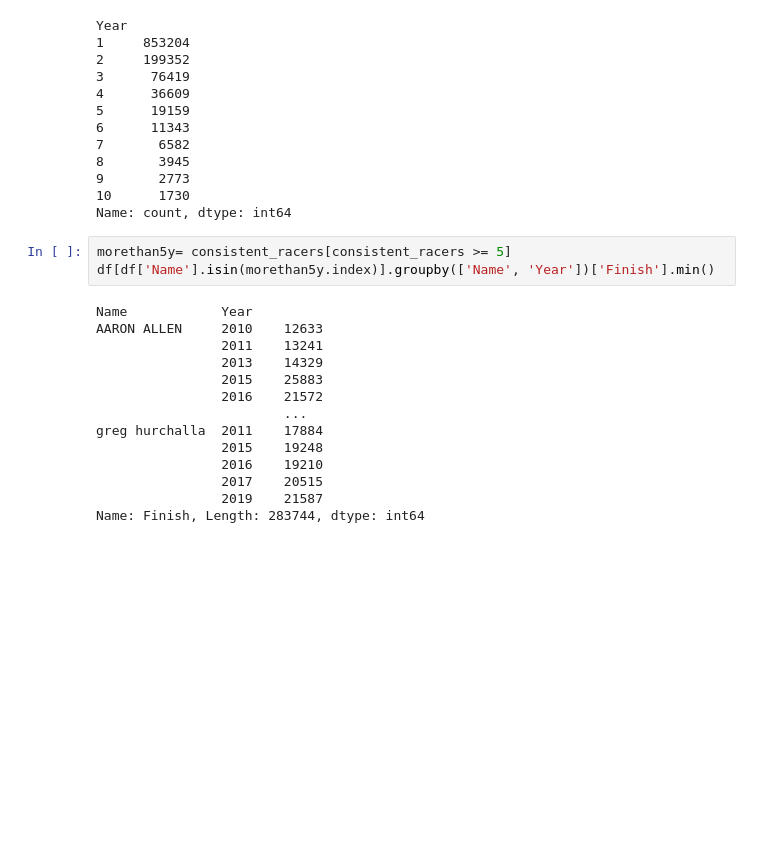
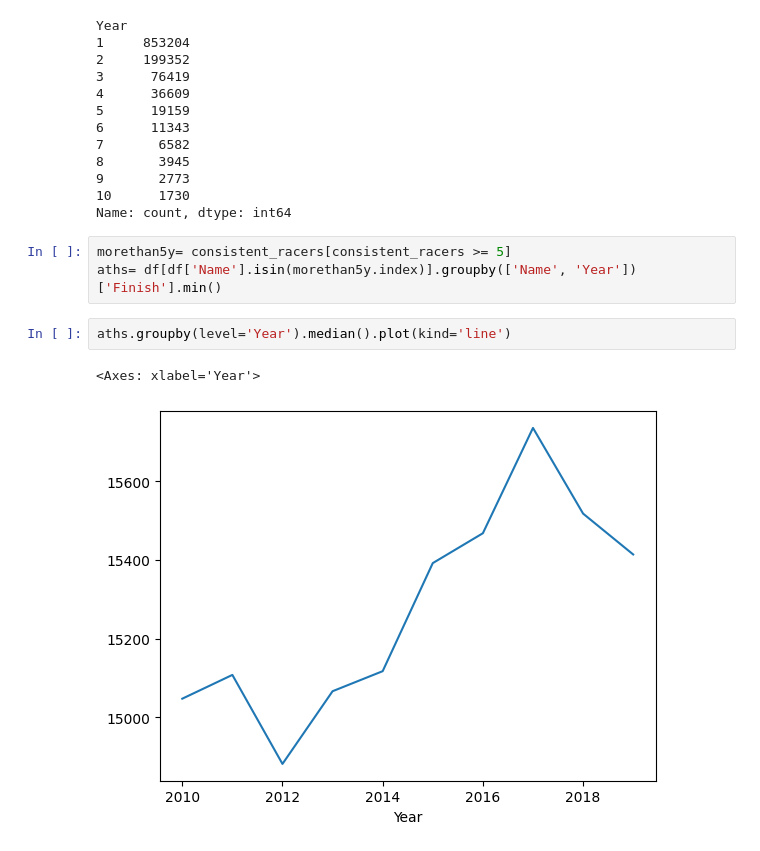
Before and after one commit to vitistatyagi/Marathon_EDA, a Jupyter notebook: marathon.ipynb, the cells around one changed output. Saved outputs shown, nothing was run; the diff lists cells and outputs as text; blank space fills up the shorter version.

```diff
--- a/marathon.ipynb
+++ b/marathon.ipynb
@@ -316,18 +316,9 @@ Year
 Name: count, dtype: int64
 # %%
 morethan5y= consistent_racers[consistent_racers >= 5]
-df[df['Name'].isin(morethan5y.index)].groupby(['Name', 'Year'])['Finish'].min()
+aths= df[df['Name'].isin(morethan5y.index)].groupby(['Name', 'Year'])['Finish'].min()
-# %% [output]
-Name            Year
-AARON ALLEN     2010    12633
-                2011    13241
-                2013    14329
-                2015    25883
-                2016    21572
-                        ...
-greg hurchalla  2011    17884
-                2015    19248
-                2016    19210
-                2017    20515
-                2019    21587
-Name: Finish, Length: 283744, dtype: int64
+# %%
+aths.groupby(level='Year').median().plot(kind='line')
+# %% [output]
+<Axes: xlabel='Year'>
+[figure, added]
```
Also changed, not shown: parts of 6 cells of this notebook, 1 other file.
